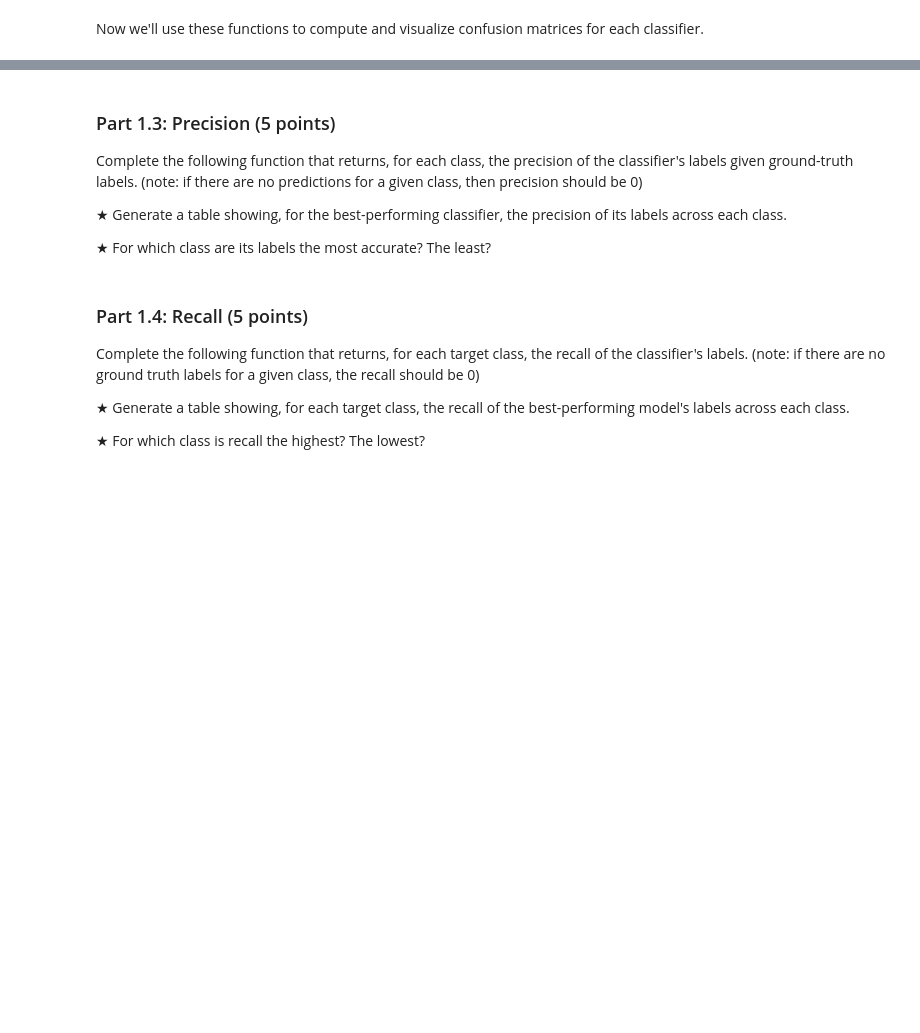
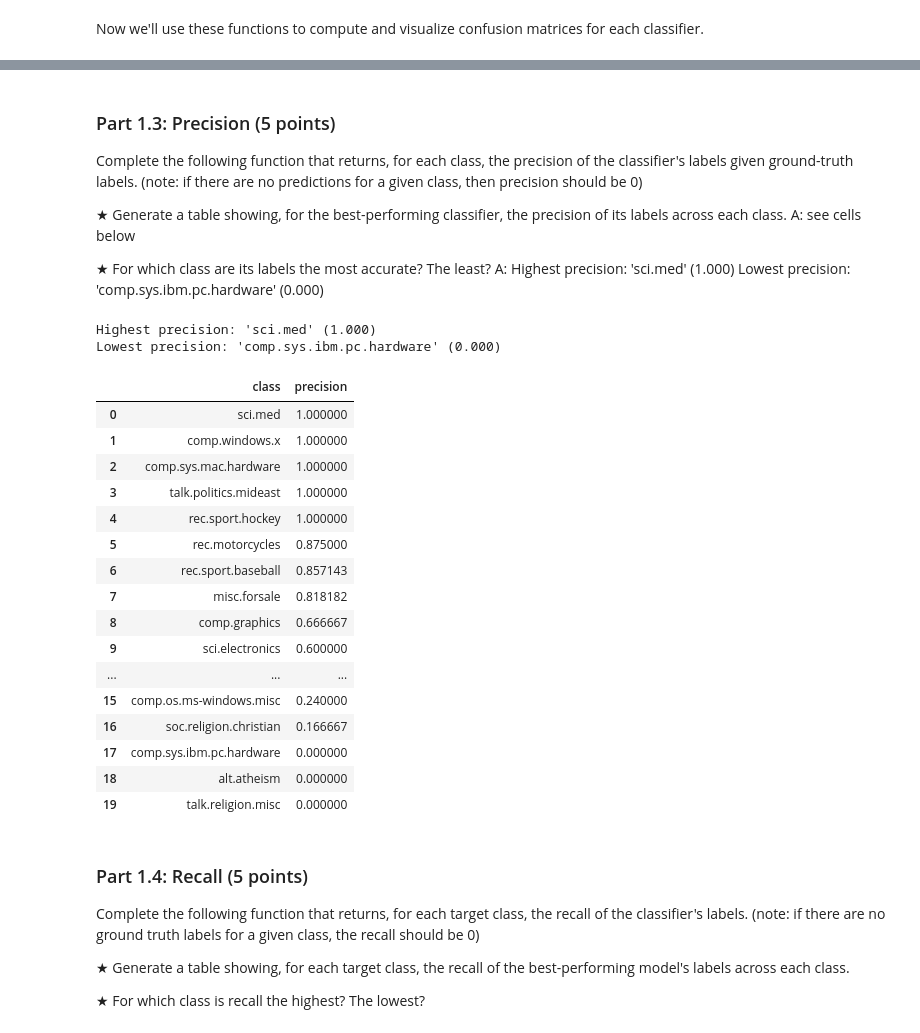
Before and after one commit to timlin901222/2048game, a Jupyter notebook: HW1.ipynb, the cells around one changed output, grey strips where cells are left out. Saved outputs shown, nothing was run; the diff lists cells and outputs as text; code cells hidden in the pictures; blank space fills up the shorter version.

```diff
--- a/HW1.ipynb
+++ b/HW1.ipynb
@@ -342,7 +440,10 @@ matrix has no cell to put it in, so it is left out of the counts there.
 # %%
 def part1_2_acc(x: DataFrame, y: str) -> float:
-    # TODO: Implement this function
-    pass
+    correct = sum(
+        normalize_prediction(raw_pred) == true_label
+        for true_label, raw_pred in zip(x["newsgroup"], x[f"predictions_{y}"])
+    )
+    return correct / len(x)
 
 accuracies: dict[str, float] = dict()
 
@@ -351,4 +452,4 @@ for model in models:
 
 save_results(accuracies, "results/accuracies.json")
 
-best_model = "" # TODO: Which model performed the best?
+best_model = max(accuracies, key=accuracies.get)
@@ -357,12 +475,24 @@ best_model = "" # TODO: Which model performed the best?
 Complete the following function that returns, for each class, the precision of the classifier's labels given ground-truth labels. (note: if there are no predictions for a given class, then precision should be 0)
 
 ★ Generate a table showing, for the best-performing classifier, the precision of its labels across each class.
+A: see cells below
 
 ★ For which class are its labels the most accurate? The least?
+A: Highest precision: 'sci.med' (1.000)
+Lowest precision: 'comp.sys.ibm.pc.hardware' (0.000)
 # %%
 def part1_3_prec(x: DataFrame, y: str) -> dict[str, float]:
-    # TODO: Implement this function
-    pass
+    preds = x[f"predictions_{y}"].apply(normalize_prediction)
+    precision = {}
+    for c in labels:
+        predicted_as_c = preds == c
+        denom = predicted_as_c.sum()
+        if denom == 0:
+            precision[c] = 0.0
+        else:
+            correct = (predicted_as_c & (x["newsgroup"] == c)).sum()
+            precision[c] = float(correct) / float(denom)
+    return precision
 
 if best_model not in models:
     print(f"best_model is still {best_model!r}. Set it in Part 1.2 to one of {models}, "
@@ -373,7 +503,45 @@ else:
 
 save_results(best_model_prec, "results/best_model_prec.json")
 
-# TODO: Scratch space for analyzing the precision.
+prec_table = (
+    pd.DataFrame(best_model_prec.items(), columns=["class", "precision"])
+    .sort_values("precision", ascending=False)
+    .reset_index(drop=True)
+)
+prec_table
+
+best_class = max(best_model_prec, key=best_model_prec.get)
+worst_class = min(best_model_prec, key=best_model_prec.get)
+print(f"Highest precision: {best_class!r} ({best_model_prec[best_class]:.3f})")
+print(f"Lowest precision: {worst_class!r} ({best_model_prec[worst_class]:.3f})")
+# %% [output]
+Highest precision: 'sci.med' (1.000)
+Lowest precision: 'comp.sys.ibm.pc.hardware' (0.000)
+# %%
+prec_table = (
+    pd.DataFrame(best_model_prec.items(), columns=["class", "precision"])
+    .sort_values("precision", ascending=False)
+    .reset_index(drop=True)
+)
+prec_table
+# %% [output]
+|  | class | precision |
+| 0 | sci.med | 1.000000 |
+| 1 | comp.windows.x | 1.000000 |
+| 2 | comp.sys.mac.hardware | 1.000000 |
+| 3 | talk.politics.mideast | 1.000000 |
+| 4 | rec.sport.hockey | 1.000000 |
+| 5 | rec.motorcycles | 0.875000 |
+| 6 | rec.sport.baseball | 0.857143 |
+| 7 | misc.forsale | 0.818182 |
+| 8 | comp.graphics | 0.666667 |
+| 9 | sci.electronics | 0.600000 |
+| ... | ... | ... |
+| 15 | comp.os.ms-windows.misc | 0.240000 |
+| 16 | soc.religion.christian | 0.166667 |
+| 17 | comp.sys.ibm.pc.hardware | 0.000000 |
+| 18 | alt.atheism | 0.000000 |
+| 19 | talk.religion.misc | 0.000000 |
 # %% [markdown]
 ### Part 1.4: Recall (5 points)
 Complete the following function that returns, for each target class, the recall of the classifier's labels. (note: if there are no ground truth labels for a given class, the recall should be 0)
```
Also changed, not shown: parts of 21 cells of this notebook.
